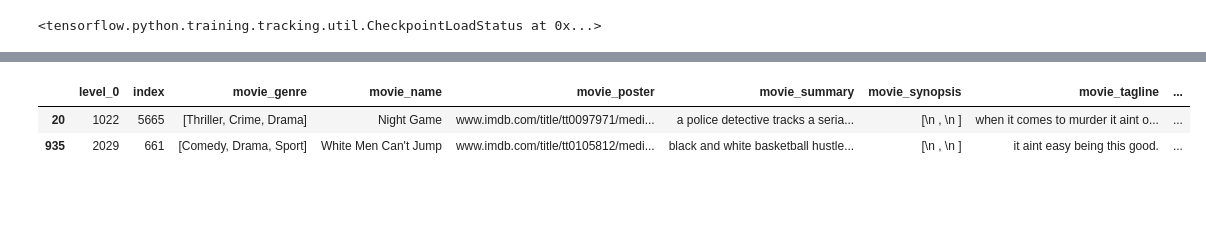
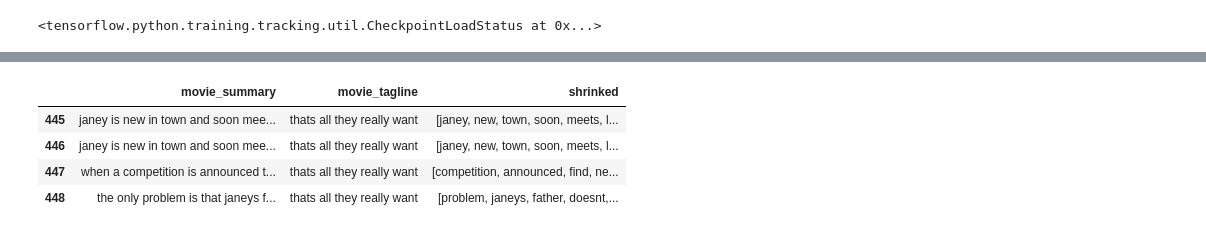
Before and after one commit to DHK810/AIcopywriter, a Jupyter notebook: 1030_seq2seq_1000epoch.ipynb, the cells around one changed output, grey strips where cells are left out. Cells and saved outputs as stored; diff of their text form; code cells hidden in the pictures; blank space fills up the shorter version.

```diff
--- a/1030_seq2seq_1000epoch.ipynb
+++ b/1030_seq2seq_1000epoch.ipynb
@@ -110,0 +133,3 @@ df.drop(index , inplace = True)
+# %%
+df2.columns = ['movie_summary','movie_tagline']
+df2
@@ -111,17 +155,18 @@ df.drop(index , inplace = True)
 # %%
 from nltk.corpus import stopwords
 from nltk.tokenize import word_tokenize
-df['shrinked'] = ""
+df2['shrinked'] = ""
 #example = "Family is not an important thing. It's everything."
 stop_words = set(stopwords.words('english'))
-for idx, i in enumerate(df.movie_summary[:1000]):
+for idx, i in enumerate(df2.movie_summary[:1000]):
     word_tokens = word_tokenize(i)
 
     result = []
     for w in word_tokens:
         if w not in stop_words:
             result.append(w)
-    df['shrinked'][idx] = result
+    df2['shrinked'][idx] = list(result)
+print(df2)
 print(word_tokens)
 print(result)
 # %% [output]
@@ -137,0 +243,3 @@ df = df[:1000]
+# %%
+df = df2[:1000]
+df
@@ -137,0 +265,12 @@ df = df[:1000]
+# %%
+
+tl = list(df["movie_tagline"])
+tl = ["".join([ j for j in i if j != "\n"]).strip() for i in tl]
+
+summ = df['movie_summary']
+
+df.movie_tagline = tl
+df.movie_summary = summ
+
+sources = [idx for idx in df['shrinked']]
+targets = [i.split() for i in df['movie_tagline']]
@@ -543,9 +657,11 @@ it aint easy being this good. <eos>
 # %%
-df[df['movie_tagline'].str.contains('it aint')]
+df[df['movie_tagline'].str.contains('thats all they')]
 # %% [output]
-|  | level_0 | index | movie_genre | movie_name | movie_poster | movie_summary | movie_synopsis | movie_tagline | ... |
-| 20 | 1022 | 5665 | [Thriller, Crime, Drama] | Night Game | www.imdb.com/title/tt0097971/medi... | a police detective tracks a seria... | [\n , \n ] | when it comes to murder it aint o... | ... |
-| 935 | 2029 | 661 | [Comedy, Drama, Sport] | White Men Can't Jump | www.imdb.com/title/tt0105812/medi... | black and white basketball hustle... | [\n , \n ] | it aint easy being this good. | ... |
+|  | movie_summary | movie_tagline | shrinked |
+| 445 | janey is new in town and soon mee... | thats all they really want | [janey, new, town, soon, meets, l... |
+| 446 | janey is new in town and soon mee... | thats all they really want | [janey, new, town, soon, meets, l... |
+| 447 | when a competition is announced t... | thats all they really want | [competition, announced, find, ne... |
+| 448 | the only problem is that janeys f... | thats all they really want | [problem, janeys, father, doesnt,... |
 # %%
 def prediction(sentence, encoder, decoder, inp_lang, targ_lang, max_length_inp, max_length_targ):
     inputs = []
```
Also changed, not shown: parts of 34 cells of this notebook, 4 other files.
